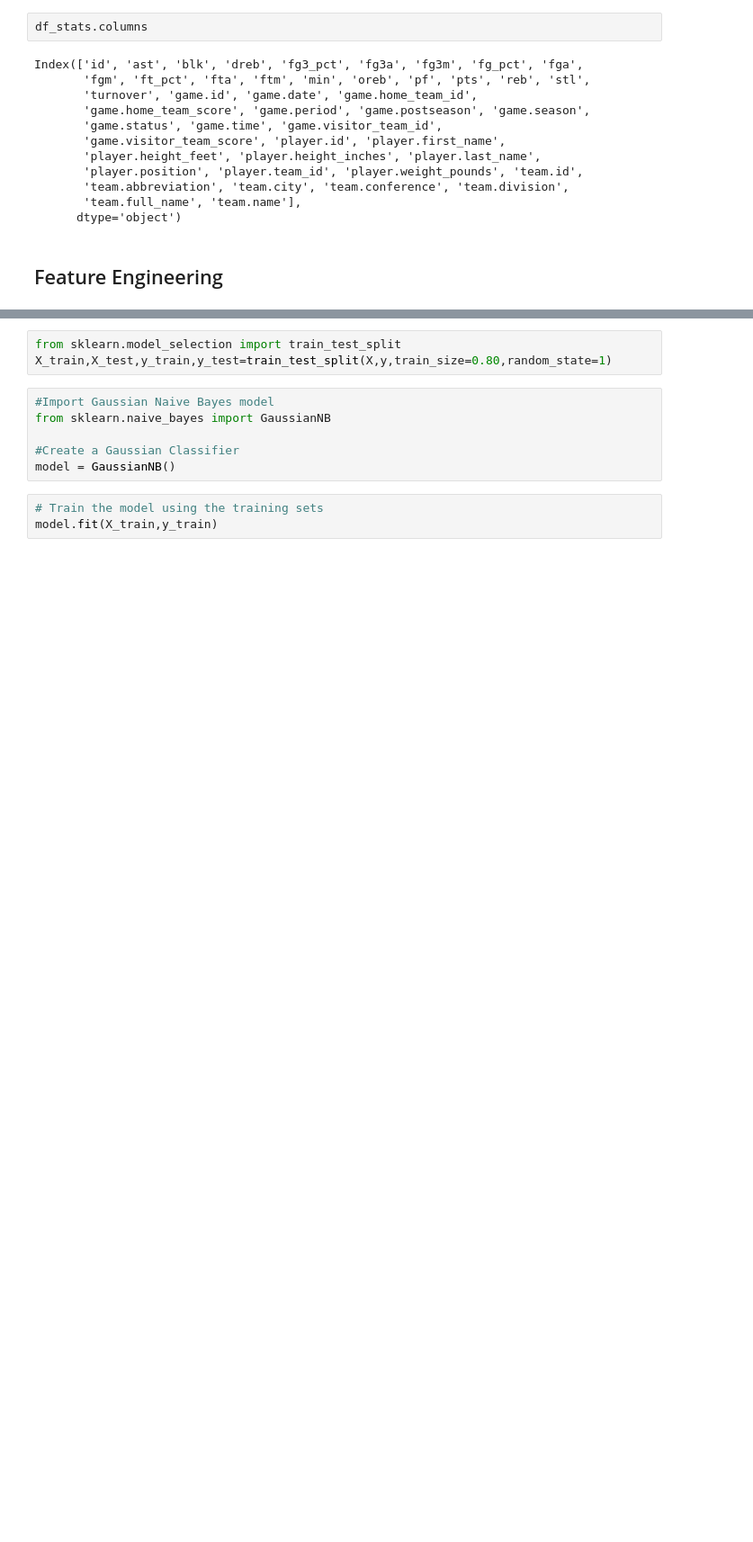
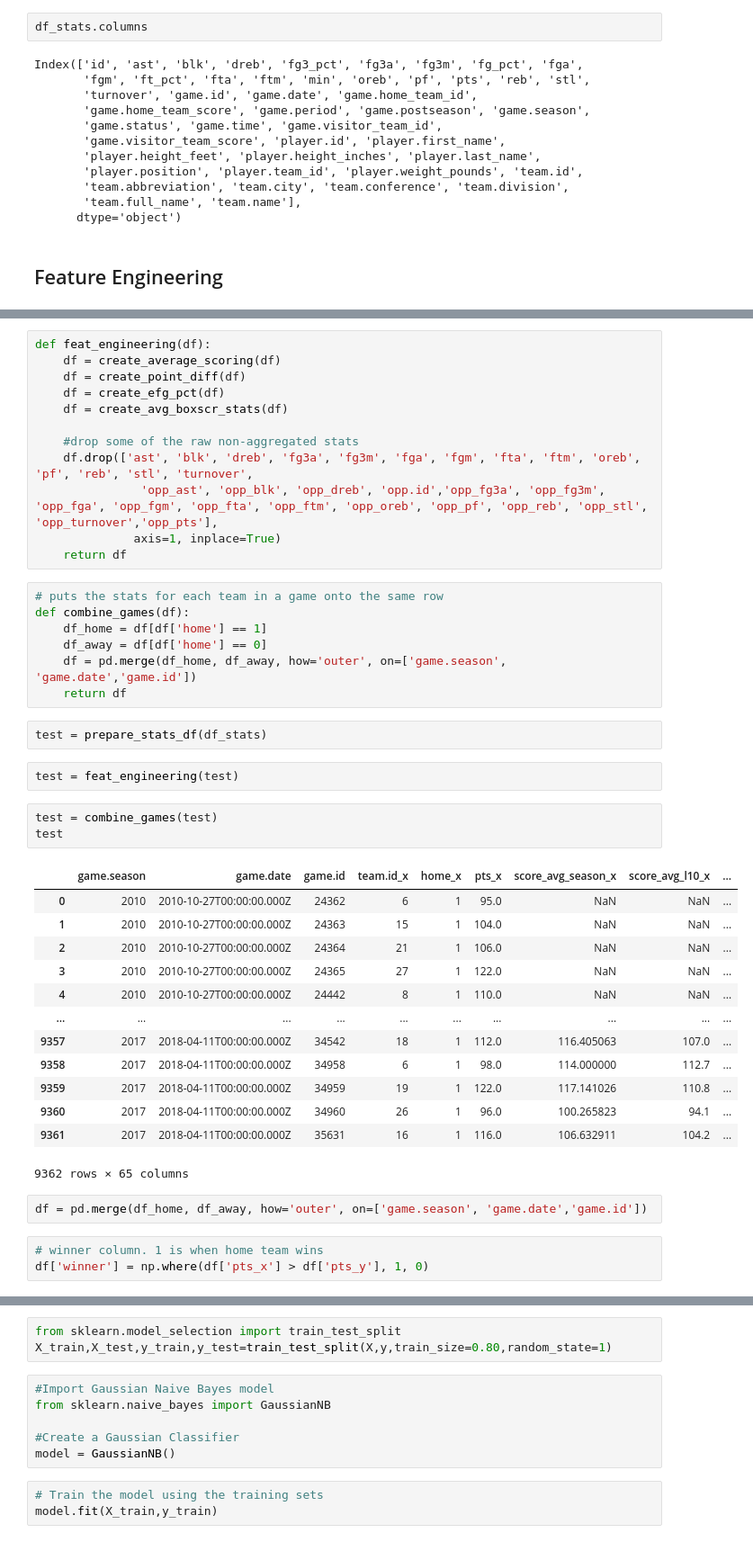
Before and after one commit to kyletsang0/LHL-Final-NBA-Predictor, a Jupyter notebook: NBA Predictor.ipynb, the cells around one changed output, grey strips where cells are left out. Shown at 90% size. Saved outputs shown, nothing was run; the diff lists cells and outputs as text; blank space fills up the shorter version.

```diff
--- a/NBA Predictor.ipynb
+++ b/NBA Predictor.ipynb
@@ -201,0 +255,45 @@ X = scaler.fit_transform(X)
+# %%
+def feat_engineering(df):
+    df = create_average_scoring(df)
+    df = create_point_diff(df)
+    df = create_efg_pct(df)
+    df = create_avg_boxscr_stats(df)
+
+    #drop some of the raw non-aggregated stats
+    df.drop(['ast', 'blk', 'dreb', 'fg3a', 'fg3m', 'fga', 'fgm', 'fta', 'ftm', 'oreb', 'pf', 'reb', 'stl', 'turnover',
+               'opp_ast', 'opp_blk', 'opp_dreb', 'opp.id','opp_fg3a', 'opp_fg3m', 'opp_fga', 'opp_fgm', 'opp_fta', 'opp_ftm', 'opp_oreb', 'opp_pf', 'opp_reb', 'opp_stl', 'opp_turnover','opp_pts'],
+              axis=1, inplace=True)
+    return df
+# %%
+# puts the stats for each team in a game onto the same row
+def combine_games(df):
+    df_home = df[df['home'] == 1]
+    df_away = df[df['home'] == 0]
+    df = pd.merge(df_home, df_away, how='outer', on=['game.season', 'game.date','game.id'])
+    return df
+# %%
+test = prepare_stats_df(df_stats)
+# %%
+test = feat_engineering(test)
+# %%
+test = combine_games(test)
+test
+# %% [output]
+|  | game.season | game.date | game.id | team.id_x | home_x | pts_x | score_avg_season_x | score_avg_l10_x | ... |
+| 0 | 2010 | 2010-10-27T00:00:00.000Z | 24362 | 6 | 1 | 95.0 | NaN | NaN | ... |
+| 1 | 2010 | 2010-10-27T00:00:00.000Z | 24363 | 15 | 1 | 104.0 | NaN | NaN | ... |
+| 2 | 2010 | 2010-10-27T00:00:00.000Z | 24364 | 21 | 1 | 106.0 | NaN | NaN | ... |
+| 3 | 2010 | 2010-10-27T00:00:00.000Z | 24365 | 27 | 1 | 122.0 | NaN | NaN | ... |
+| 4 | 2010 | 2010-10-27T00:00:00.000Z | 24442 | 8 | 1 | 110.0 | NaN | NaN | ... |
+| ... | ... | ... | ... | ... | ... | ... | ... | ... | ... |
+| 9357 | 2017 | 2018-04-11T00:00:00.000Z | 34542 | 18 | 1 | 112.0 | 116.405063 | 107.0 | ... |
+| 9358 | 2017 | 2018-04-11T00:00:00.000Z | 34958 | 6 | 1 | 98.0 | 114.000000 | 112.7 | ... |
+| 9359 | 2017 | 2018-04-11T00:00:00.000Z | 34959 | 19 | 1 | 122.0 | 117.141026 | 110.8 | ... |
+| 9360 | 2017 | 2018-04-11T00:00:00.000Z | 34960 | 26 | 1 | 96.0 | 100.265823 | 94.1 | ... |
+| 9361 | 2017 | 2018-04-11T00:00:00.000Z | 35631 | 16 | 1 | 116.0 | 106.632911 | 104.2 | ... |
+9362 rows × 65 columns
+# %%
+df = pd.merge(df_home, df_away, how='outer', on=['game.season', 'game.date','game.id'])
+# %%
+# winner column. 1 is when home team wins
+df['winner'] = np.where(df['pts_x'] > df['pts_y'], 1, 0)
```
Also changed, not shown: parts of 46 cells of this notebook.
